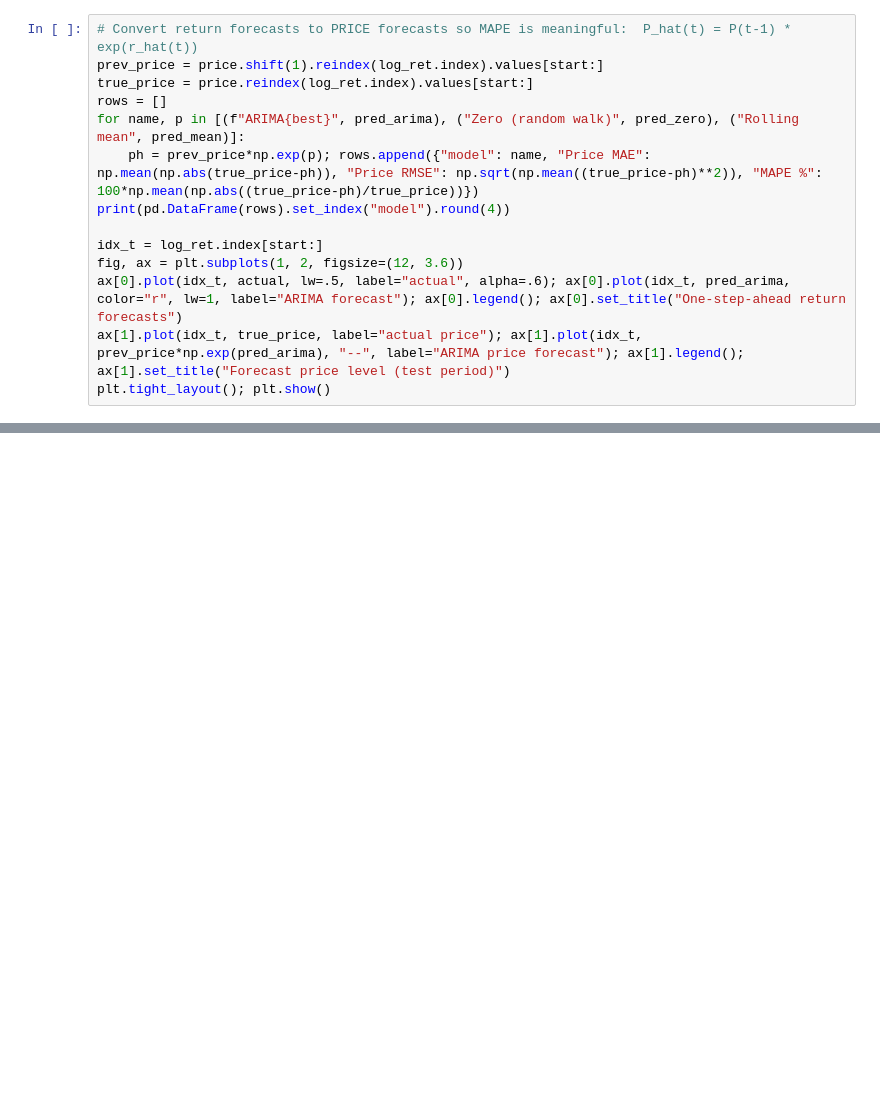
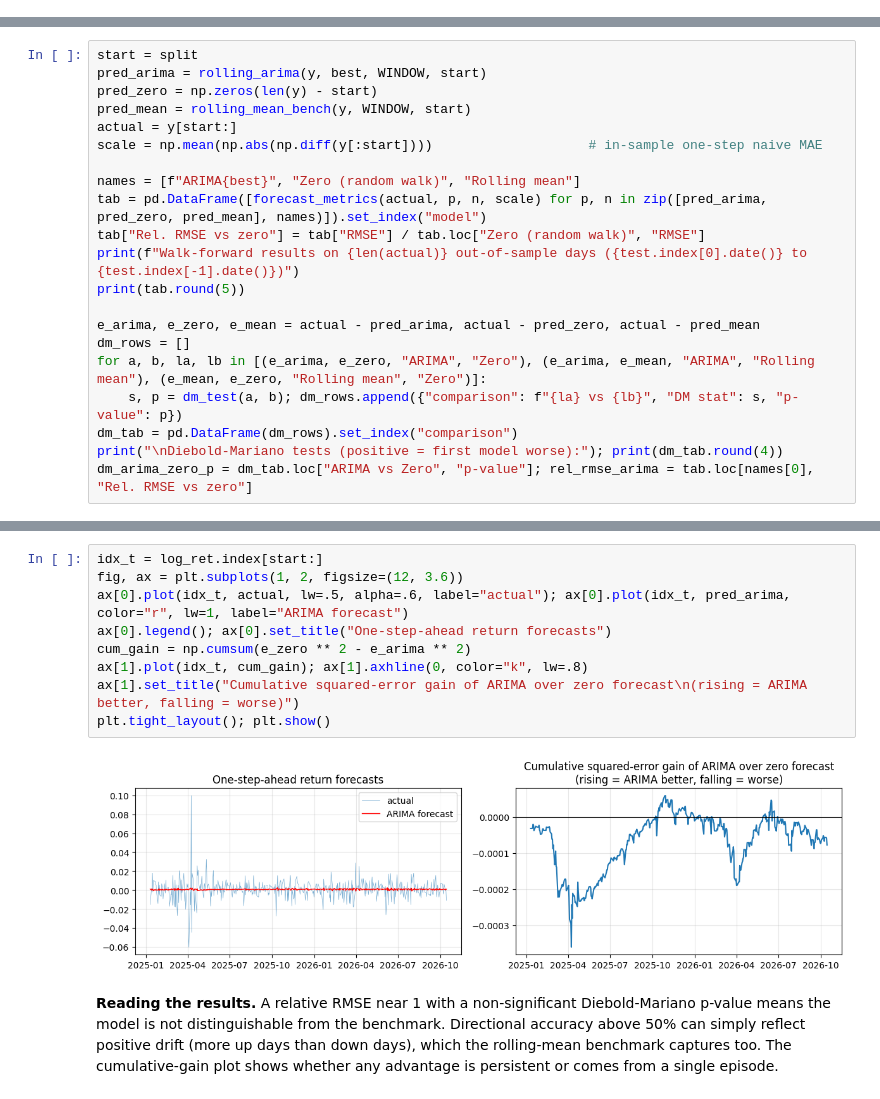
Before and after one commit to Arnab-Chakraborti/Time-Series-Econometrics, a Jupyter notebook: financial-time-series.ipynb, the cells around one changed output, grey strips where cells are left out. Cells and saved outputs as stored; diff of their text form; blank space fills up the shorter version.

```diff
--- a/financial-time-series.ipynb
+++ b/financial-time-series.ipynb
@@ -387,14 +0,0 @@ Rolling mean        0.00695  0.01077    0.56148            0.99881
-# %%
-# Convert return forecasts to PRICE forecasts so MAPE is meaningful:  P_hat(t) = P(t-1) * exp(r_hat(t))
-prev_price = price.shift(1).reindex(log_ret.index).values[start:]
-true_price = price.reindex(log_ret.index).values[start:]
-rows = []
-for name, p in [(f"ARIMA{best}", pred_arima), ("Zero (random walk)", pred_zero), ("Rolling mean", pred_mean)]:
-    ph = prev_price*np.exp(p); rows.append({"model": name, "Price MAE": np.mean(np.abs(true_price-ph)), "Price RMSE": np.sqrt(np.mean((true_price-ph)**2)), "MAPE %": 100*np.mean(np.abs((true_price-ph)/true_price))})
-print(pd.DataFrame(rows).set_index("model").round(4))
-
-idx_t = log_ret.index[start:]
-fig, ax = plt.subplots(1, 2, figsize=(12, 3.6))
-ax[0].plot(idx_t, actual, lw=.5, label="actual", alpha=.6); ax[0].plot(idx_t, pred_arima, color="r", lw=1, label="ARIMA forecast"); ax[0].legend(); ax[0].set_title("One-step-ahead return forecasts")
-ax[1].plot(idx_t, true_price, label="actual price"); ax[1].plot(idx_t, prev_price*np.exp(pred_arima), "--", label="ARIMA price forecast"); ax[1].legend(); ax[1].set_title("Forecast price level (test period)")
-plt.tight_layout(); plt.show()
@@ -465,0 +372,21 @@ Window mean               98.334
+# %%
+start = split
+pred_arima = rolling_arima(y, best, WINDOW, start)
+pred_zero = np.zeros(len(y) - start)
+pred_mean = rolling_mean_bench(y, WINDOW, start)
+actual = y[start:]
+scale = np.mean(np.abs(np.diff(y[:start])))                    # in-sample one-step naive MAE
+
+names = [f"ARIMA{best}", "Zero (random walk)", "Rolling mean"]
+tab = pd.DataFrame([forecast_metrics(actual, p, n, scale) for p, n in zip([pred_arima, pred_zero, pred_mean], names)]).set_index("model")
+tab["Rel. RMSE vs zero"] = tab["RMSE"] / tab.loc["Zero (random walk)", "RMSE"]
+print(f"Walk-forward results on {len(actual)} out-of-sample days ({test.index[0].date()} to {test.index[-1].date()})")
+print(tab.round(5))
+
+e_arima, e_zero, e_mean = actual - pred_arima, actual - pred_zero, actual - pred_mean
+dm_rows = []
+for a, b, la, lb in [(e_arima, e_zero, "ARIMA", "Zero"), (e_arima, e_mean, "ARIMA", "Rolling mean"), (e_mean, e_zero, "Rolling mean", "Zero")]:
+    s, p = dm_test(a, b); dm_rows.append({"comparison": f"{la} vs {lb}", "DM stat": s, "p-value": p})
+dm_tab = pd.DataFrame(dm_rows).set_index("comparison")
+print("\nDiebold-Mariano tests (positive = first model worse):"); print(dm_tab.round(4))
+dm_arima_zero_p = dm_tab.loc["ARIMA vs Zero", "p-value"]; rel_rmse_arima = tab.loc[names[0], "Rel. RMSE vs zero"]
@@ -465,0 +413,13 @@ Window mean               98.334
+# %%
+idx_t = log_ret.index[start:]
+fig, ax = plt.subplots(1, 2, figsize=(12, 3.6))
+ax[0].plot(idx_t, actual, lw=.5, alpha=.6, label="actual"); ax[0].plot(idx_t, pred_arima, color="r", lw=1, label="ARIMA forecast")
+ax[0].legend(); ax[0].set_title("One-step-ahead return forecasts")
+cum_gain = np.cumsum(e_zero ** 2 - e_arima ** 2)
+ax[1].plot(idx_t, cum_gain); ax[1].axhline(0, color="k", lw=.8)
+ax[1].set_title("Cumulative squared-error gain of ARIMA over zero forecast\n(rising = ARIMA better, falling = worse)")
+plt.tight_layout(); plt.show()
+# %% [output]
+[figure, added]
+# %% [markdown]
+**Reading the results.** A relative RMSE near 1 with a non-significant Diebold-Mariano p-value means the model is not distinguishable from the benchmark. Directional accuracy above 50% can simply reflect positive drift (more up days than down days), which the rolling-mean benchmark captures too. The cumulative-gain plot shows whether any advantage is persistent or comes from a single episode.
```
Also changed, not shown: parts of 75 cells of this notebook.
